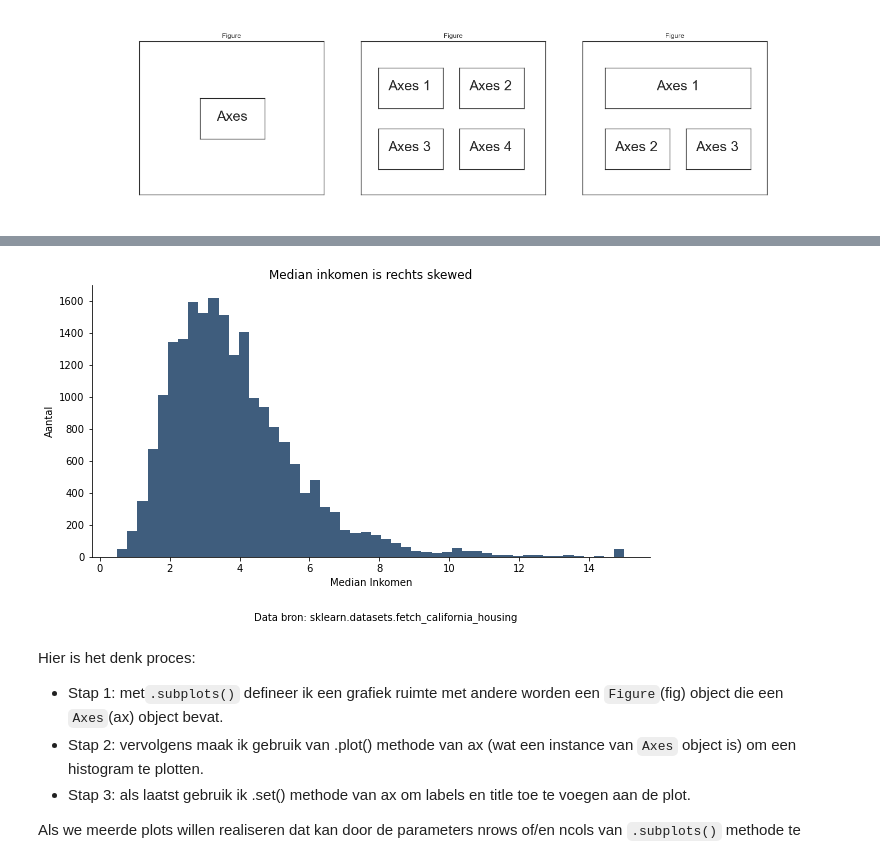
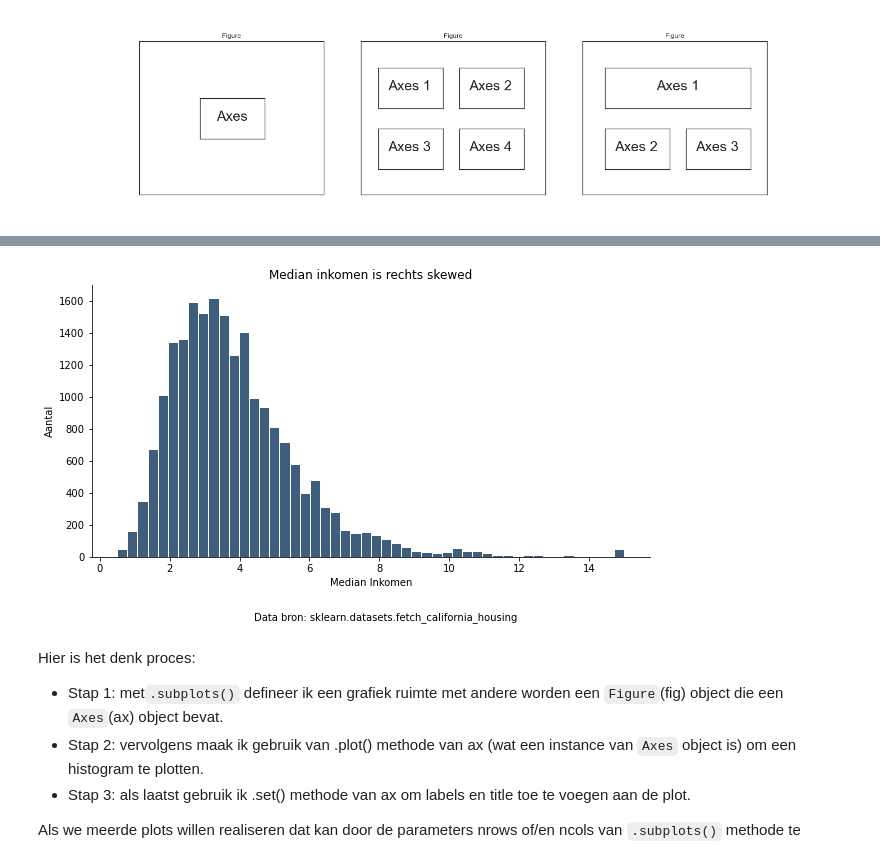
Before and after one commit to ChPmn/MatplotlibTutorial, a Jupyter notebook: tutorial_notebook.ipynb, the cells around one changed output, grey strips where cells are left out. Drawn from its saved outputs; the diff is of its cells as text; code cells hidden in the pictures.

```diff
--- a/tutorial_notebook.ipynb
+++ b/tutorial_notebook.ipynb
@@ -42,27 +42,27 @@ df.sample(5)
 # %%
 # Definieer grafiek ruimte
 # de naam conventies voor `Figure` object is fig en voor `Axis` is ax
 fig, ax = plt.subplots(nrows = 1, ncols=1, figsize=(10,5))
 
 # Plot
-ax.hist(df["MedInc"], bins=50, color="#3F5D7D")
+ax.hist(df["MedInc"], bins=50, color="#3F5D7D", edgecolor="white")
 
 # As-labels en (sub)plot title
 ax.set(xlabel='Median Inkomen',
        ylabel='Aantal',
        title='Median inkomen is rechts skewed')
 
 # verwijder de spines
 ax.spines["top"].set_visible(False)
 ax.spines["right"].set_visible(False)
 
 # meld altijd je databron
 fig.text(0.35, -0.05, "Data bron: sklearn.datasets.fetch_california_housing", fontsize=10)
 
 # Plot de grafiek
 plt.show()
 # %% [output]
-[figure, old version]
+[figure, new version]
 # %% [markdown]
 Hier is het denk proces:
 
```
Also changed, not shown: parts of 3 cells of this notebook, 1 other file.
